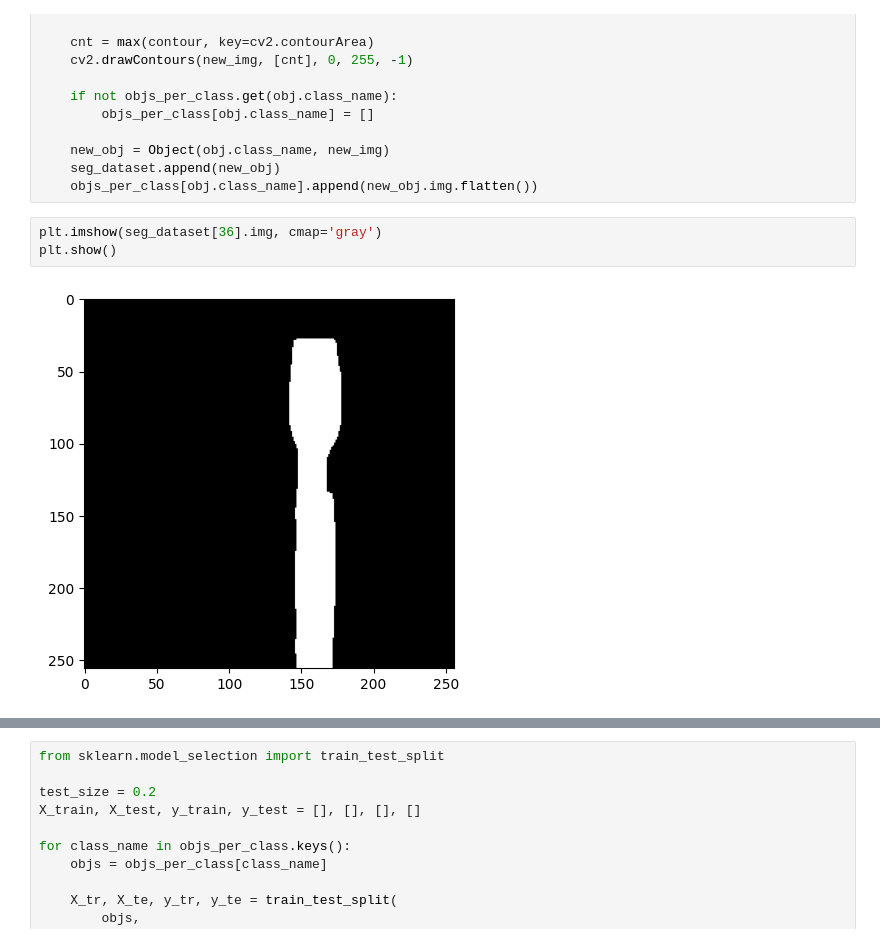
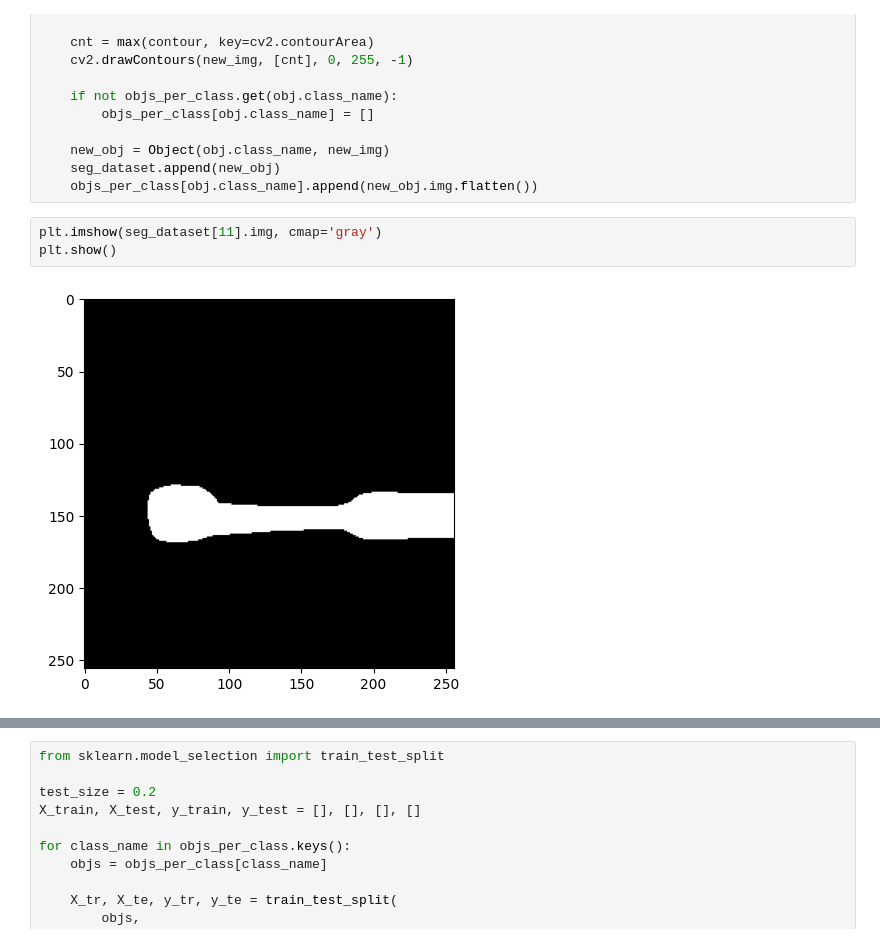
Before and after one commit to csrjr/mac0447EP, a Jupyter notebook: ImageClassifier/model.ipynb, the cells around one changed output, grey strips where cells are left out. Cells and saved outputs as stored; diff of their text form.

```diff
--- a/ImageClassifier/model.ipynb
+++ b/ImageClassifier/model.ipynb
@@ -108,7 +107,7 @@ for obj in contour_dataset:
     seg_dataset.append(new_obj)
     objs_per_class[obj.class_name].append(new_obj.img.flatten())
 # %%
-plt.imshow(seg_dataset[36].img, cmap='gray')
+plt.imshow(seg_dataset[11].img, cmap='gray')
 plt.show()
 # %% [output]
-[figure, old version]
+[figure, new version]
```
Also changed, not shown: parts of 14 cells of this notebook, 39 other files.
